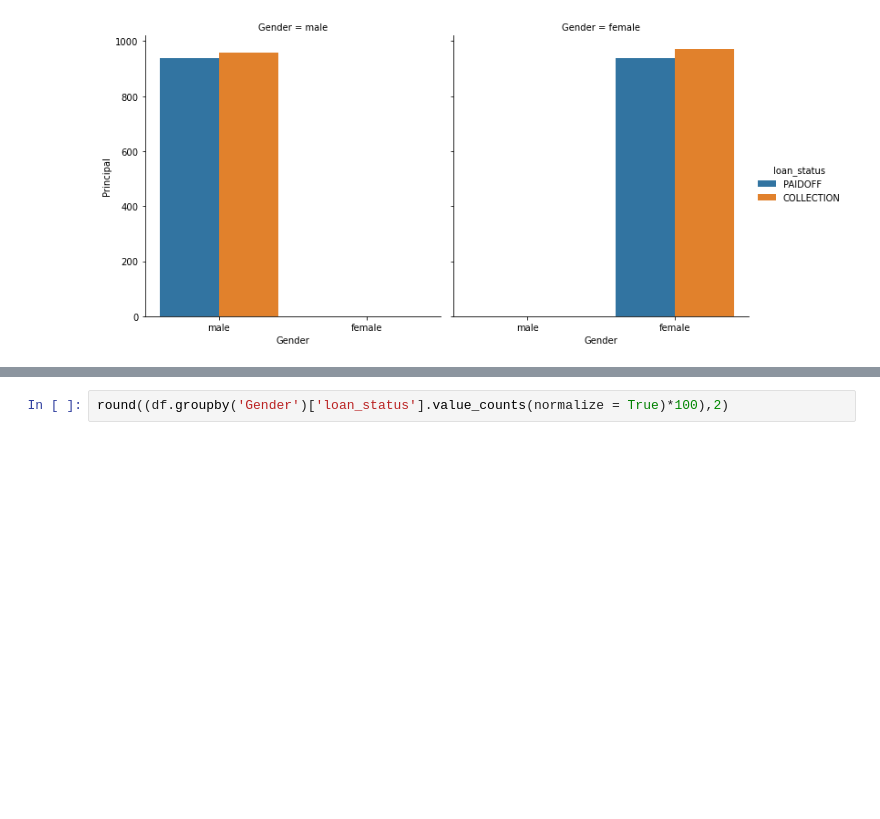
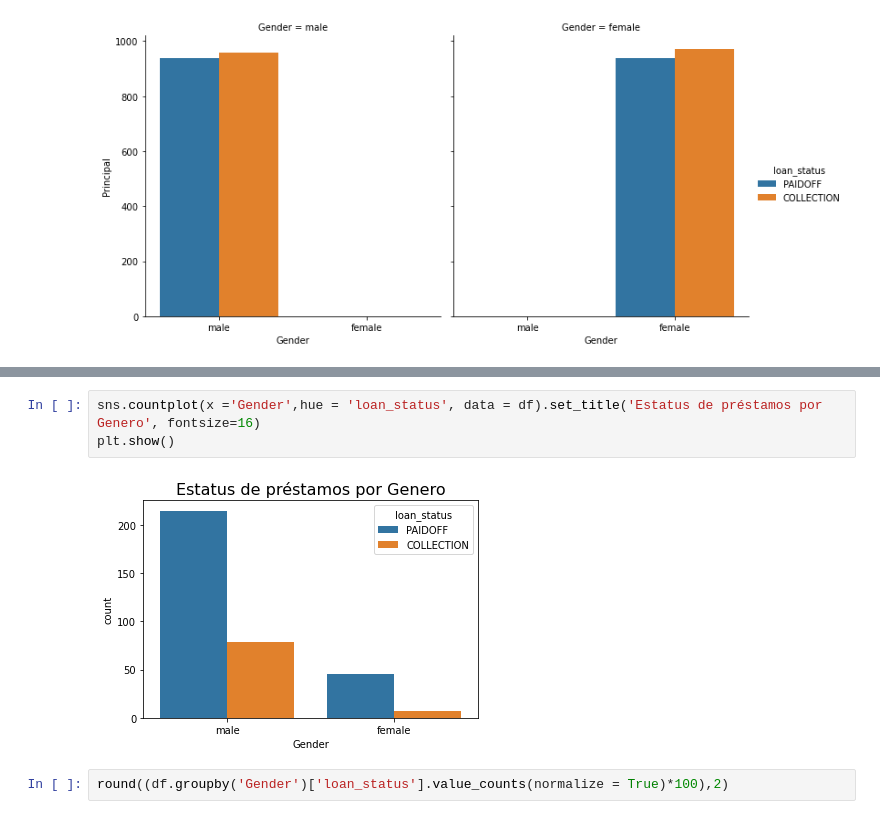
Before and after one commit to luishernand/Mis-proyectos-de-ML-por-tipo-Industrias, a Jupyter notebook: Sector Bancario-Seguros/Incumplimiento_prestamos/Load Prediction.ipynb, the cells around one changed output, grey strips where cells are left out. Drawn from its saved outputs; the diff is of its cells as text; blank space fills up the shorter version.

```diff
--- a/Sector Bancario-Seguros/Incumplimiento_prestamos/Load Prediction.ipynb
+++ b/Sector Bancario-Seguros/Incumplimiento_prestamos/Load Prediction.ipynb
@@ -101,3 +121,8 @@ sns.catplot(x= 'Gender', y ='Principal', hue= 'loan_status', data = df, kind ='b
+# %%
+sns.countplot(x ='Gender',hue = 'loan_status', data = df).set_title('Estatus de préstamos por Genero', fontsize=16)
+plt.show()
+# %% [output]
+[figure, added]
 # %%
 round((df.groupby('Gender')['loan_status'].value_counts(normalize = True)*100),2)
 # %% [output]
```
Also changed, not shown: parts of 13 cells of this notebook.
